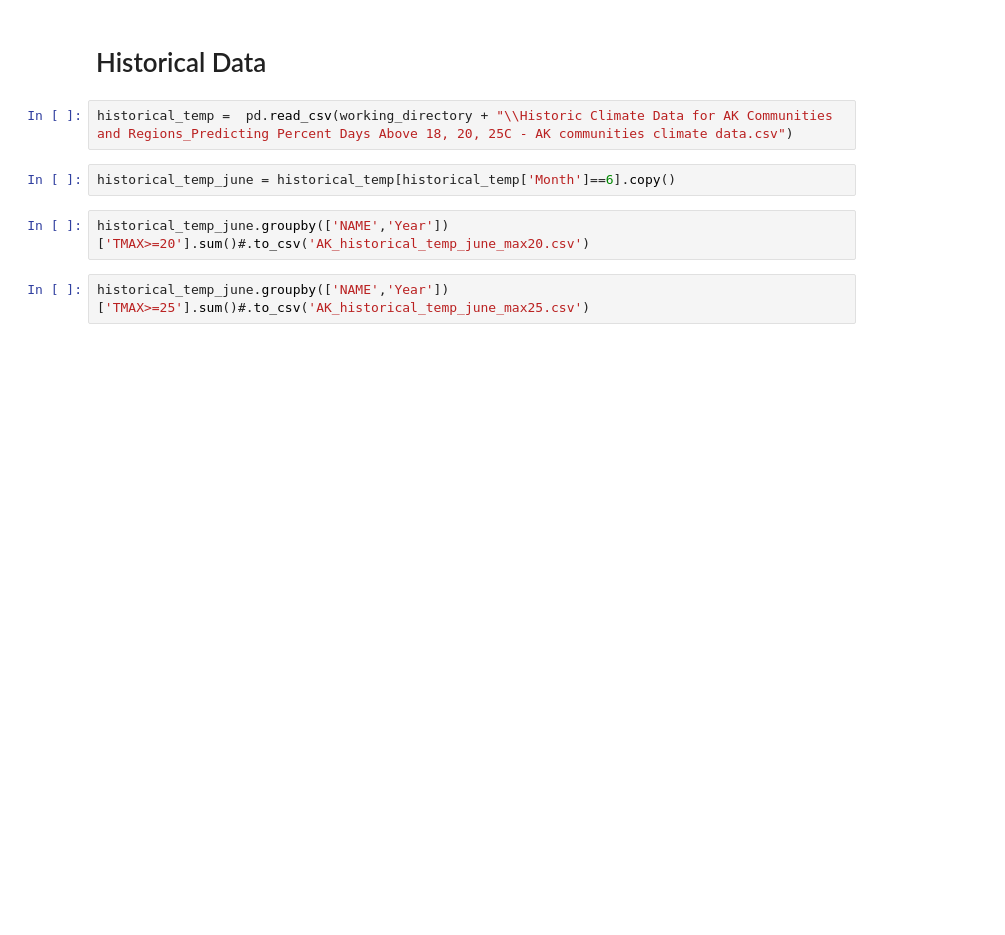
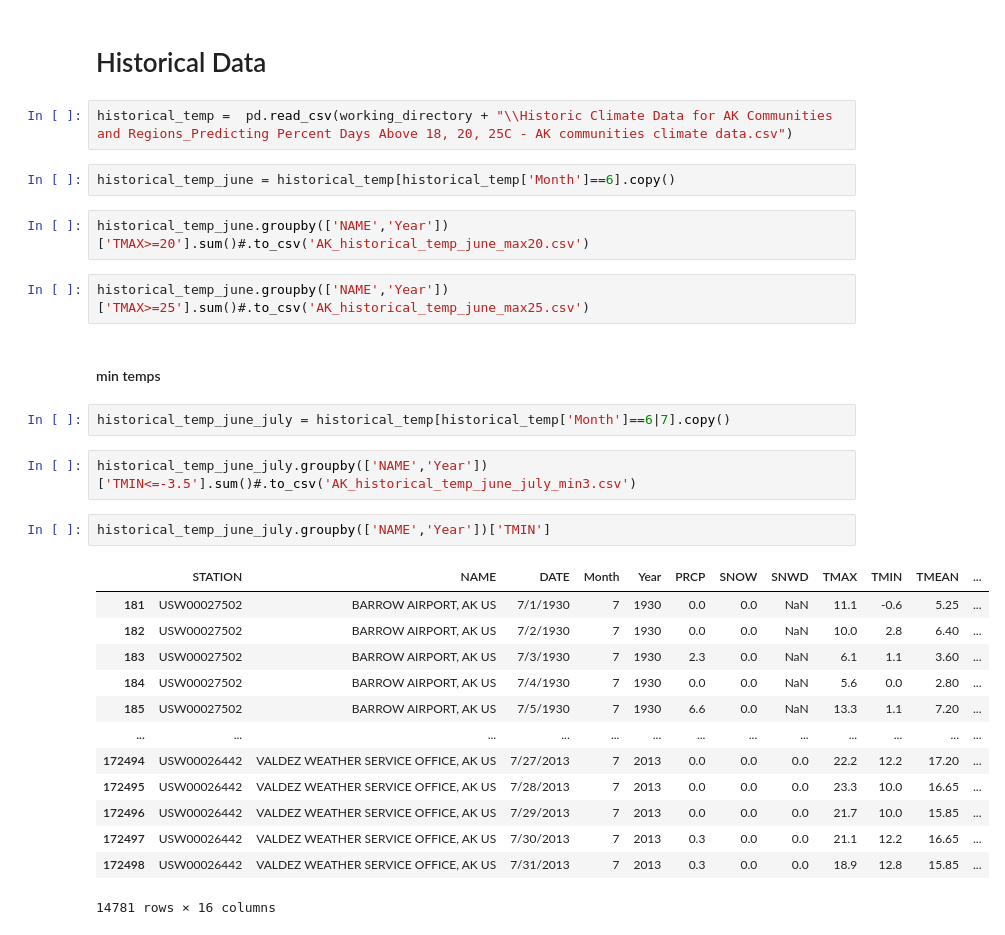
Before and after one commit to LVParkinson/Alaska-Berry-Futures, a Jupyter notebook: 2023.02.16_AK temperature.ipynb, the cells around one changed output. Cells and saved outputs as stored; diff of their text form; blank space fills up the shorter version.

```diff
--- a/2023.02.16_AK temperature.ipynb
+++ b/2023.02.16_AK temperature.ipynb
@@ -162,3 +233,25 @@ historical_temp_june = historical_temp[historical_temp['Month']==6].copy()
 historical_temp_june.groupby(['NAME','Year'])['TMAX>=20'].sum()#.to_csv('AK_historical_temp_june_max20.csv')
 # %%
 historical_temp_june.groupby(['NAME','Year'])['TMAX>=25'].sum()#.to_csv('AK_historical_temp_june_max25.csv')
+# %% [markdown]
+#### min temps
+# %%
+historical_temp_june_july = historical_temp[historical_temp['Month']==6|7].copy()
+# %%
+historical_temp_june_july.groupby(['NAME','Year'])['TMIN<=-3.5'].sum()#.to_csv('AK_historical_temp_june_july_min3.csv')
+# %%
+historical_temp_june_july.groupby(['NAME','Year'])['TMIN']
+# %% [output]
+|  | STATION | NAME | DATE | Month | Year | PRCP | SNOW | SNWD | TMAX | TMIN | TMEAN | ... |
+| 181 | USW00027502 | BARROW AIRPORT, AK US | 7/1/1930 | 7 | 1930 | 0.0 | 0.0 | NaN | 11.1 | -0.6 | 5.25 | ... |
+| 182 | USW00027502 | BARROW AIRPORT, AK US | 7/2/1930 | 7 | 1930 | 0.0 | 0.0 | NaN | 10.0 | 2.8 | 6.40 | ... |
+| 183 | USW00027502 | BARROW AIRPORT, AK US | 7/3/1930 | 7 | 1930 | 2.3 | 0.0 | NaN | 6.1 | 1.1 | 3.60 | ... |
+| 184 | USW00027502 | BARROW AIRPORT, AK US | 7/4/1930 | 7 | 1930 | 0.0 | 0.0 | NaN | 5.6 | 0.0 | 2.80 | ... |
+| 185 | USW00027502 | BARROW AIRPORT, AK US | 7/5/1930 | 7 | 1930 | 6.6 | 0.0 | NaN | 13.3 | 1.1 | 7.20 | ... |
+| ... | ... | ... | ... | ... | ... | ... | ... | ... | ... | ... | ... | ... |
+| 172494 | USW00026442 | VALDEZ WEATHER SERVICE OFFICE, AK US | 7/27/2013 | 7 | 2013 | 0.0 | 0.0 | 0.0 | 22.2 | 12.2 | 17.20 | ... |
+| 172495 | USW00026442 | VALDEZ WEATHER SERVICE OFFICE, AK US | 7/28/2013 | 7 | 2013 | 0.0 | 0.0 | 0.0 | 23.3 | 10.0 | 16.65 | ... |
+| 172496 | USW00026442 | VALDEZ WEATHER SERVICE OFFICE, AK US | 7/29/2013 | 7 | 2013 | 0.0 | 0.0 | 0.0 | 21.7 | 10.0 | 15.85 | ... |
+| 172497 | USW00026442 | VALDEZ WEATHER SERVICE OFFICE, AK US | 7/30/2013 | 7 | 2013 | 0.3 | 0.0 | 0.0 | 21.1 | 12.2 | 16.65 | ... |
+| 172498 | USW00026442 | VALDEZ WEATHER SERVICE OFFICE, AK US | 7/31/2013 | 7 | 2013 | 0.3 | 0.0 | 0.0 | 18.9 | 12.8 | 15.85 | ... |
+14781 rows × 16 columns
```
Also changed, not shown: parts of 8 cells of this notebook.
